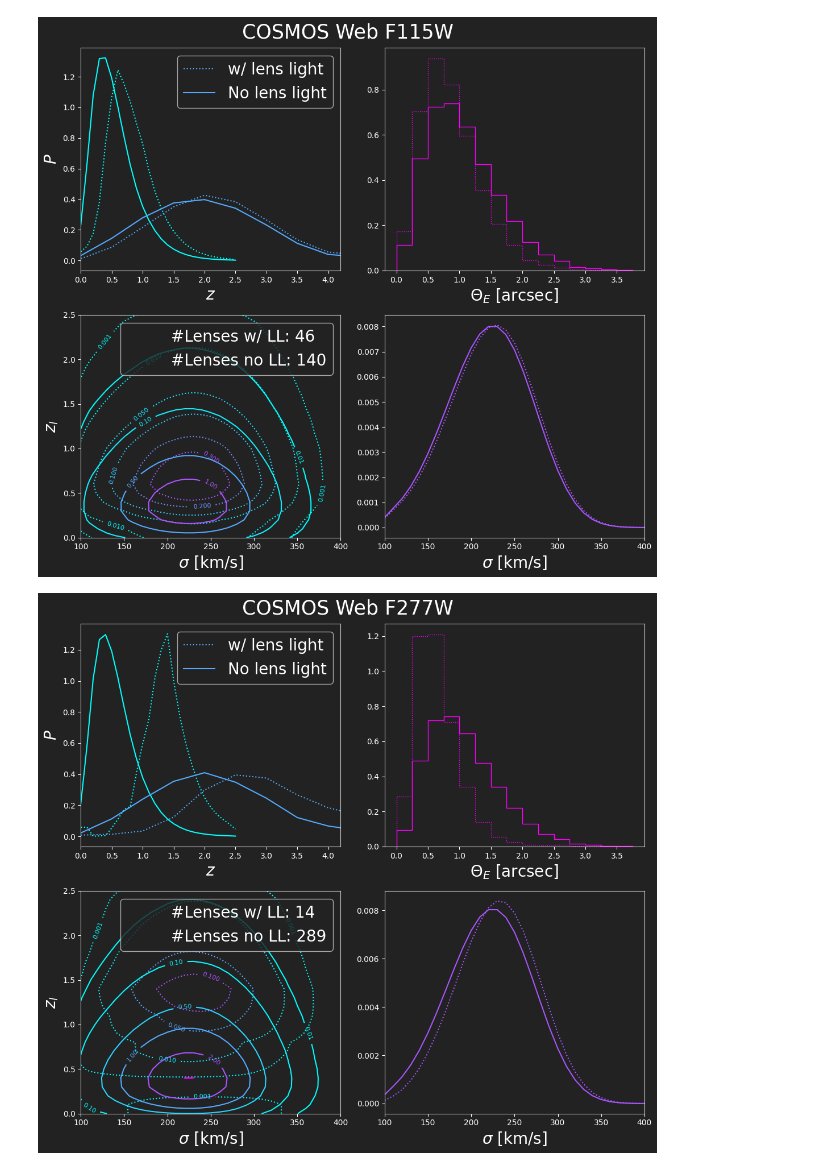
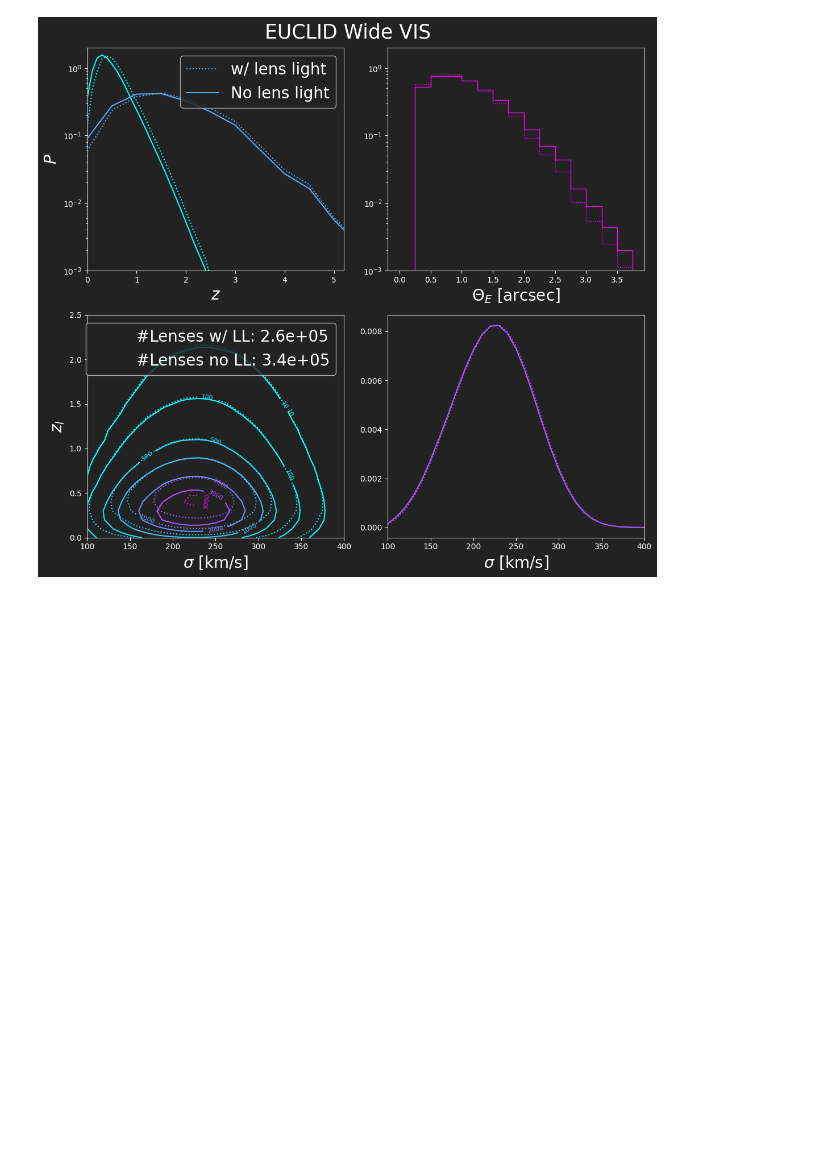
Before and after one commit to Ferr013/GALESS, a Jupyter notebook: examples/basic_example.ipynb, the cells around one changed output. Drawn from its saved outputs; the diff is of its cells as text; code cells hidden in the pictures; blank space fills up the shorter version.

```diff
--- a/examples/basic_example.ipynb
+++ b/examples/basic_example.ipynb
@@ -19,8 +19,11 @@ zs_array    = np.linspace(0.  , 10  , 21)
 min_SNR     = 20
 arc_mu_thr  = 3
 
+surveys_titles = ['COSMOS Web F115W', 'COSMOS Web F277W', 'COSMOS HST i band',
+'EUCLID Wide VIS', 'Roman HLWA J', 'DES i band', 'LSST i band',
+'SUBARU HSC SuGOHI i band', 'PEARLS NEP F277W']
 
-for title in surveys_titles[0:2]:
+for title in ['EUCLID Wide VIS']:#surveys_titles:
      survey_params = utils.read_survey_params(title, VERBOSE = 0)
 
      limit    = survey_params['limit']
@@ -32,34 +35,33 @@ for title in surveys_titles[0:2]:
      zero_point_m = survey_params['zero_point_m']
      sky_bckgnd_m = survey_params['sky_bckgnd_m']
      photo_band   = survey_params['photo_band']
 
      try:
           matrix_LL, Theta_E_LL, prob_LL, matrix_noLL, Theta_E_noLL, prob_noLL = utils.load_pickled_files(title)
      except ValueError:
           print('FILE do NOT exist - RUNNING MODEL')
           matrix_noLL, Theta_E_noLL, prob_noLL = ls.calculate_num_lenses_and_prob(
                                                                       sigma_array, zl_array, zs_array, M_array, limit, area,
                                                                       seeing, min_SNR, exp_time_sec, sky_bckgnd_m, zero_point_m, pixel_arcsec,
                                                                       photo_band = photo_band, mag_cut=cut, arc_mu_threshold = arc_mu_thr,
                                                                       LENS_LIGHT_FLAG = False, SIE_FLAG = True)
 
           matrix_LL, Theta_E_LL, prob_LL = ls.calculate_num_lenses_and_prob(
                                                                       sigma_array, zl_array, zs_array, M_array, limit, area,
                                                                       seeing, min_SNR, exp_time_sec, sky_bckgnd_m, zero_point_m, pixel_arcsec,
                                                                       photo_band = photo_band, mag_cut=cut, arc_mu_threshold = arc_mu_thr,
                                                                       LENS_LIGHT_FLAG = True, SIE_FLAG = False)
 
           utils.save_pickled_files(title,  matrix_LL, Theta_E_LL, prob_LL, matrix_noLL, Theta_E_noLL, prob_noLL)
 
      _PLOT_FOR_KEYNOTE = 1
      lens_plot.set_plt_param(PLOT_FOR_KEYNOTE = _PLOT_FOR_KEYNOTE)
      fig, ax = plt.subplots(2, 2, figsize=(11, 10), sharex=False, sharey=False)
      plt.subplots_adjust(wspace=.15, hspace=.2)
      lens_plot.plot_z_sigma_distributions(fig, ax, title, zl_array, zs_array, sigma_array,
                                    Theta_E_LL, matrix_LL, Theta_E_noLL, matrix_noLL,
-                                   PLOT_FOR_KEYNOTE = _PLOT_FOR_KEYNOTE, LOG = 0, SMOOTH = 1, SAVE = 0)
+                                   PLOT_FOR_KEYNOTE = _PLOT_FOR_KEYNOTE, LOG = 1, SMOOTH = 1, SAVE = 0)
      plt.show()
 # %% [output]
-[figure, old version]
+[figure, new version]
-[figure, removed]
 # %%
```
Also changed, not shown: parts of 4 cells of this notebook, 1 other file.
